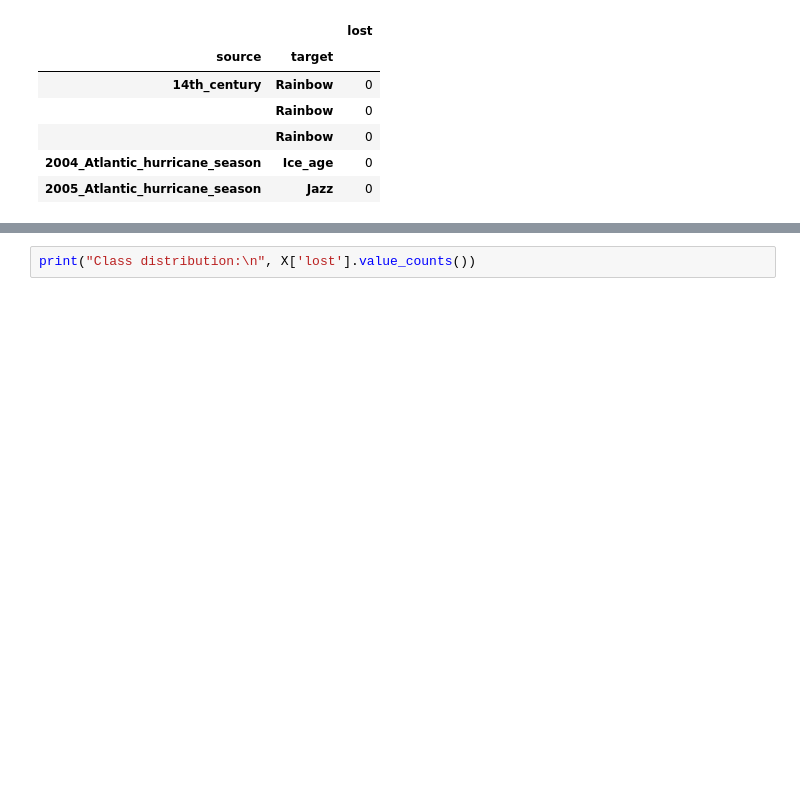
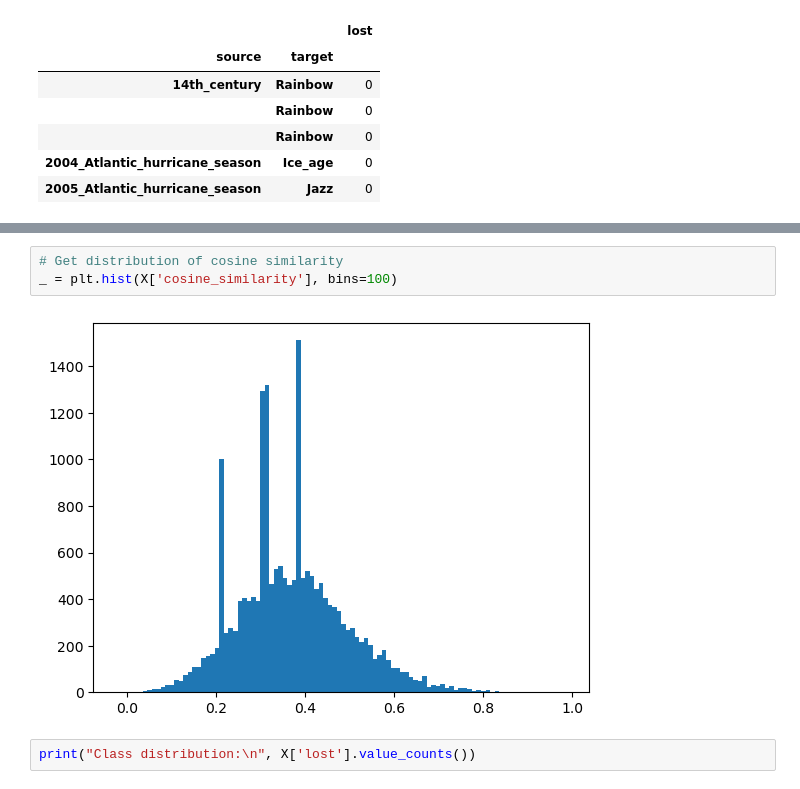
Before and after one commit to epfl-ada/ada-2024-project-outliars, a Jupyter notebook: results.ipynb, the cells around one changed output, grey strips where cells are left out. Saved outputs shown, nothing was run; the diff lists cells and outputs as text; blank space fills up the shorter version.

```diff
--- a/results.ipynb
+++ b/results.ipynb
@@ -2195,3 +2241,8 @@ X.head()
+# %%
+# Get distribution of cosine similarity
+_ = plt.hist(X['cosine_similarity'], bins=100)
+# %% [output]
+[figure, added]
 # %%
 print("Class distribution:\n", X['lost'].value_counts())
 # %% [output]
```
Also changed, not shown: parts of 11 cells of this notebook.
